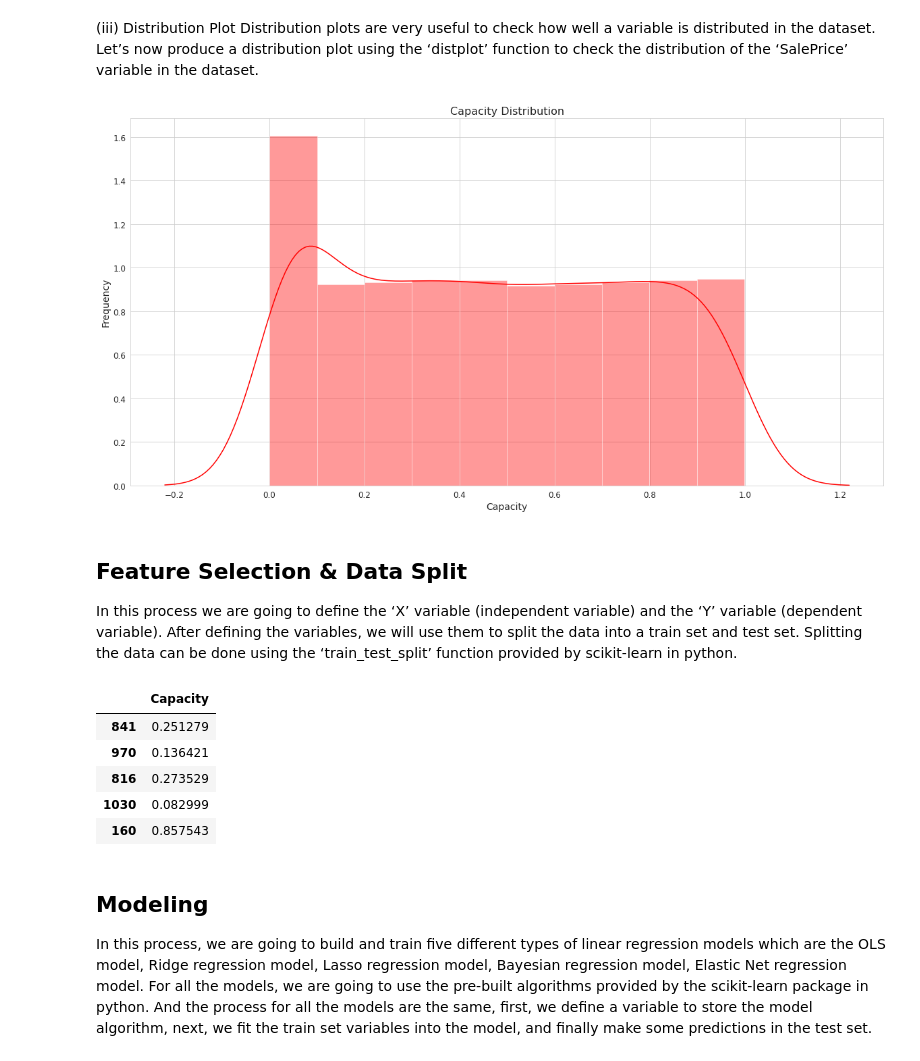
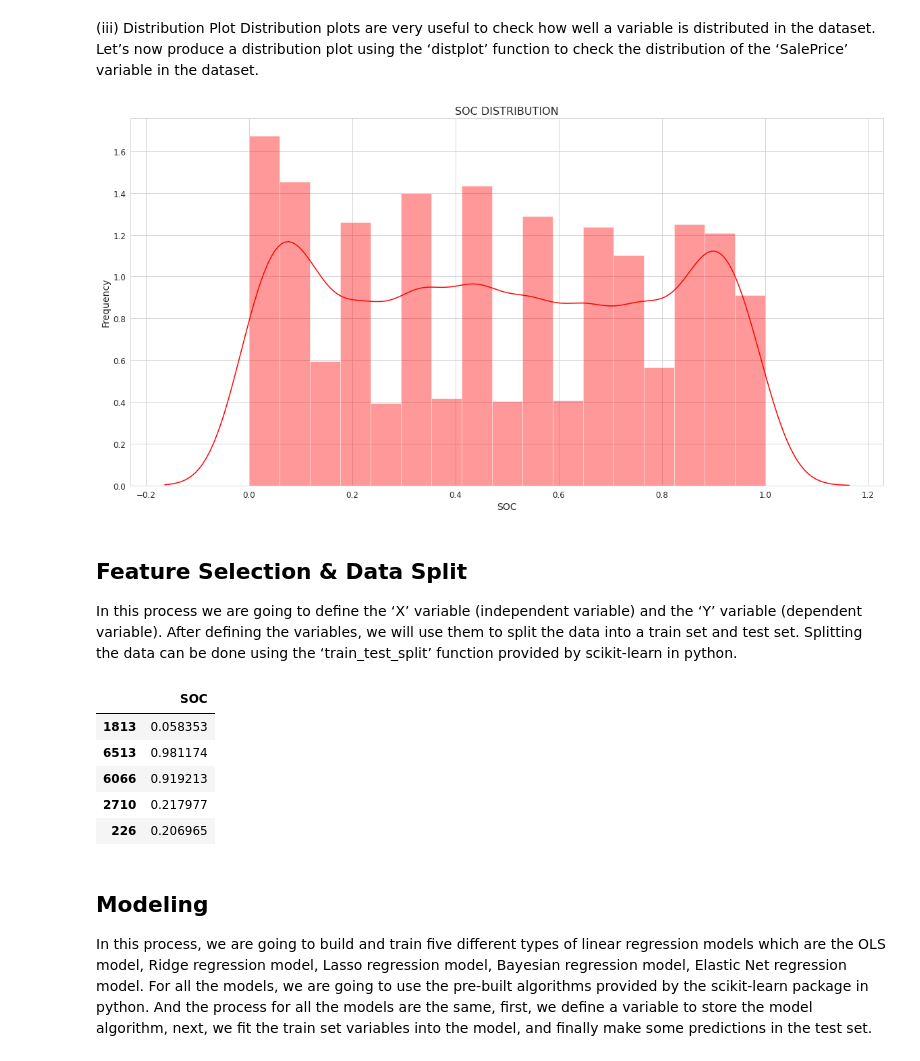
Before and after one commit to punjabinuclei/RealTimeBatteryMonitoringSystem, a Jupyter notebook: using_linear_regression_algorithms.ipynb, the cells around one changed output. Drawn from its saved outputs; the diff is of its cells as text; code cells hidden in the pictures.

```diff
--- a/using_linear_regression_algorithms.ipynb
+++ b/using_linear_regression_algorithms.ipynb
@@ -39,5 +39,6 @@ from sklearn import preprocessing # preprocessData
 Using the ‘read_csv’ function provided by the Pandas package, we can import the data into our python environment. After importing the data, we can use the ‘head’ function to get a glimpse of our dataset.
 # %%
 df=pd.read_csv(r"Soc.csv")
+df=df.dropna()
 df
 # %% [output]
@@ -86,5 +87,6 @@ df= df[df['Voltage'] != 0]
 df= df[df['Current'] != 0]
 df= df[df['Temperature'] != 0]
 df= df[df['Capacity'] != 0]
+df= df[df['SOC'] != 0]
 df.head()
 # %% [output]
@@ -168,17 +180,17 @@ Distribution plots are very useful to check how well a variable is distributed i
 # %%
 # 3. Distribution plot
 
-sb.distplot(df['Capacity'], color = 'r')
-plt.title('Capacity Distribution', fontsize = 16)
-plt.xlabel('Capacity', fontsize = 14)
+sb.distplot(df['SOC'], color = 'r')
+plt.title('SOC DISTRIBUTION', fontsize = 16)
+plt.xlabel('SOC', fontsize = 14)
 plt.ylabel('Frequency', fontsize = 14)
 plt.xticks(fontsize = 12)
 plt.yticks(fontsize = 12)
 
 plt.savefig('distplot.png')
 plt.show()
 # %% [output]
-[figure, old version]
+[figure, new version]
 # %% [markdown]
 ## **Feature Selection & Data Split**
  In this process we are going to define the ‘X’ variable (independent variable) and the ‘Y’ variable (dependent variable). After defining the variables, we will use them to split the data into a train set and test set. Splitting the data can be done using the ‘train_test_split’ function provided by scikit-learn in python.
@@ -189,14 +201,14 @@ y = df.loc[:, ['Capacity']]
 # %%
 X_train, X_test, y_train, y_test = train_test_split(X, y, random_state=0, train_size = .75)
 # %%
-y_test.head()
+y_train.head()
 # %% [output]
-|  | Capacity |
-| 841 | 0.251279 |
-| 970 | 0.136421 |
-| 816 | 0.273529 |
-| 1030 | 0.082999 |
-| 160 | 0.857543 |
+|  | SOC |
+| 1813 | 0.058353 |
+| 6513 | 0.981174 |
+| 6066 | 0.919213 |
+| 2710 | 0.217977 |
+| 226 | 0.206965 |
 # %% [markdown]
 ## **Modeling**
 In this process, we are going to build and train five different types of linear regression models which are the OLS model, Ridge regression model, Lasso regression model, Bayesian regression model, Elastic Net regression model. For all the models, we are going to use the pre-built algorithms provided by the scikit-learn package in python. And the process for all the models are the same, first, we define a variable to store the model algorithm, next, we fit the train set variables into the model, and finally make some predictions in the test set.
```
Also changed, not shown: parts of 14 cells of this notebook.
